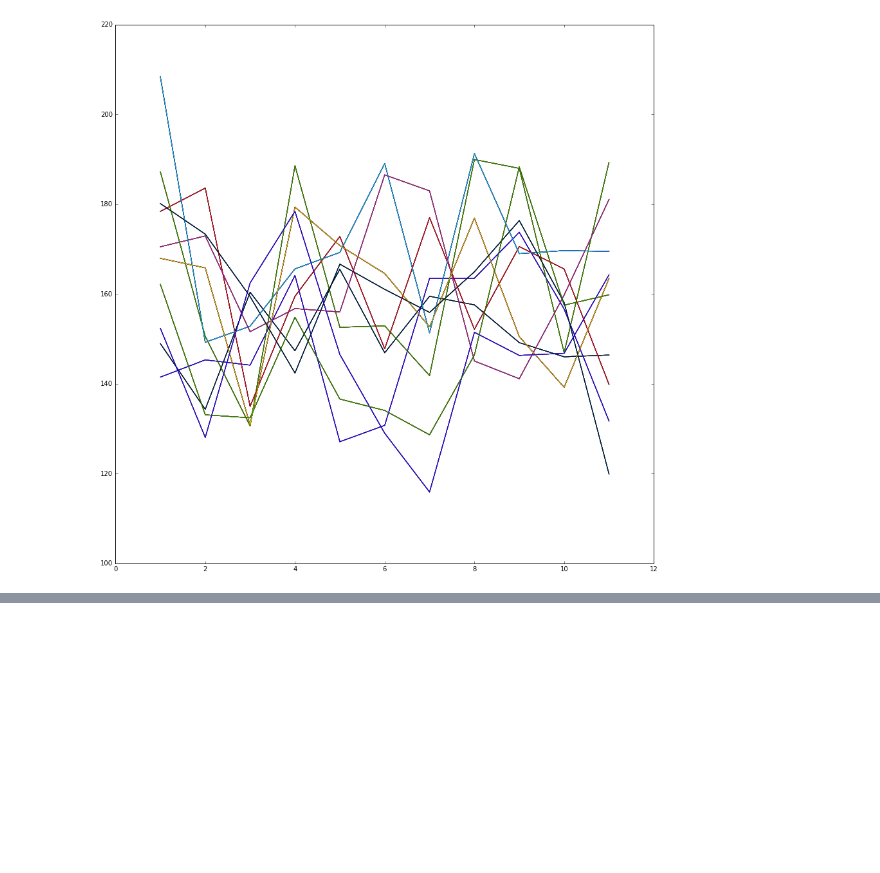
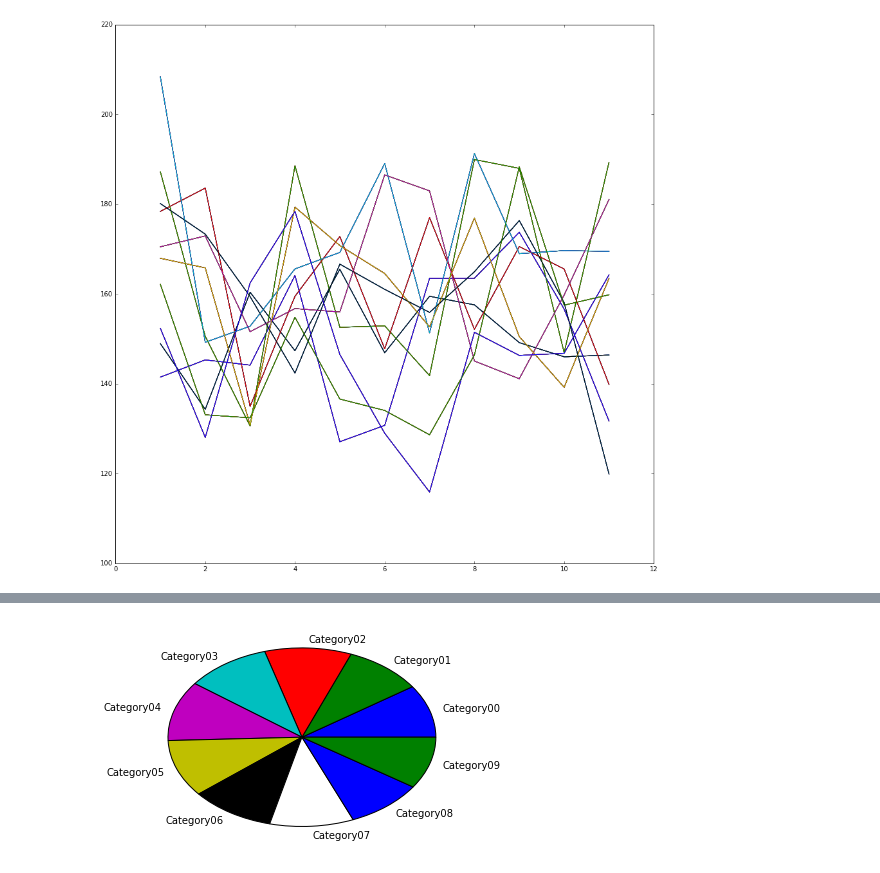
Before and after one commit to nikolausn/project-spring2017, a Jupyter notebook: part3/All-Purpose.ipynb, the cells around one changed output, grey strips where cells are left out. Drawn from its saved outputs; the diff is of its cells as text; code cells hidden in the pictures; blank space fills up the shorter version.

```diff
--- a/part3/All-Purpose.ipynb
+++ b/part3/All-Purpose.ipynb
@@ -358,3 +358,12 @@ mplleaflet.display(fig=spatialFig)
 [interactive output not drawn]
 # %%
 ?mplleaflet.display
+# %%
+# make pie chart for the category
+quant1sum = sample.groupby('categorical')['quant1'].sum()
+quant2sum = sample.groupby('categorical')['quant2'].sum()
+quant3sum = sample.groupby('categorical')['quant3'].sum()
+# %%
+pie = plt.pie(quant1sum,labels=quant1sum.index)
+# %% [output]
+[figure, added]
```
Also changed, not shown: parts of 6 cells of this notebook, 2 other files.
